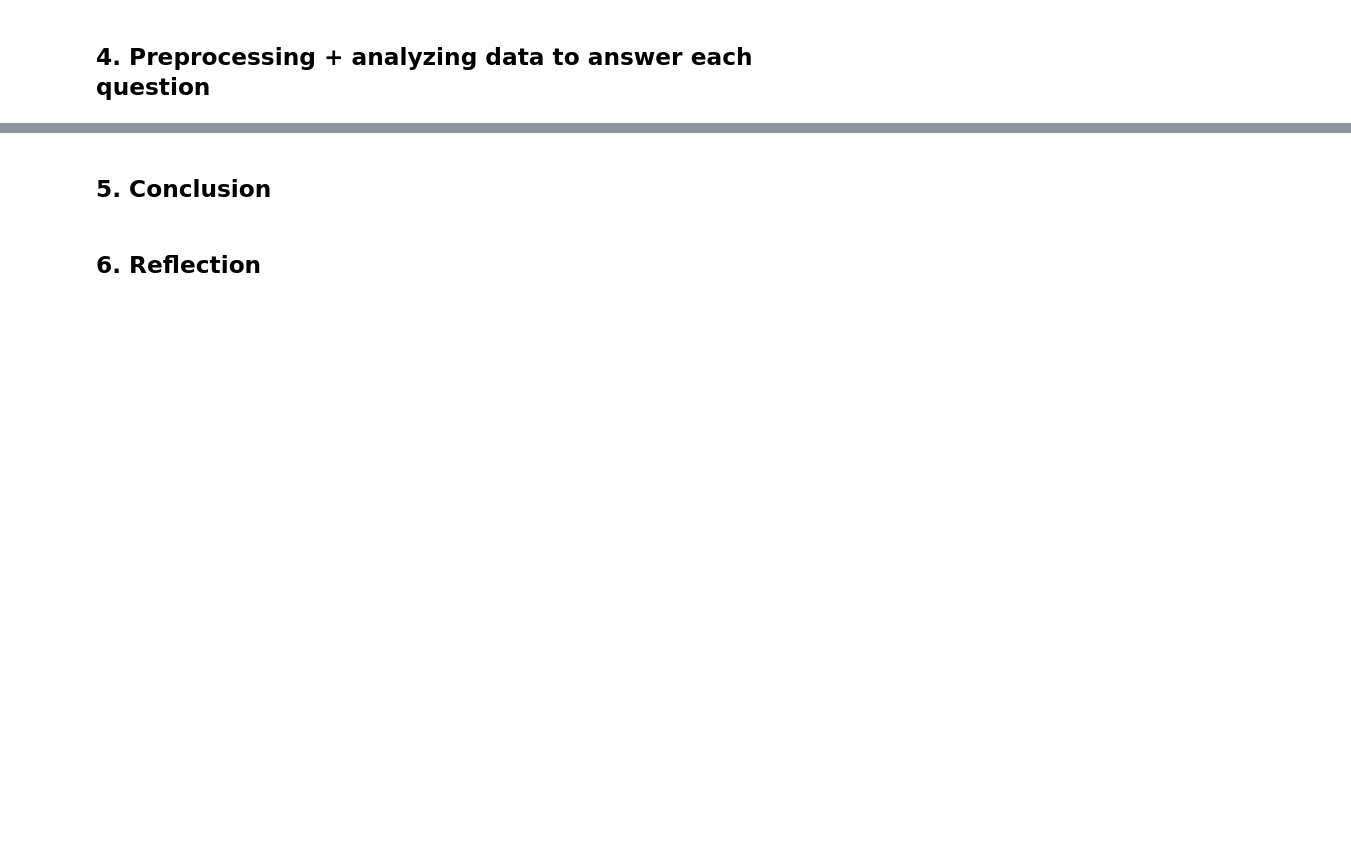
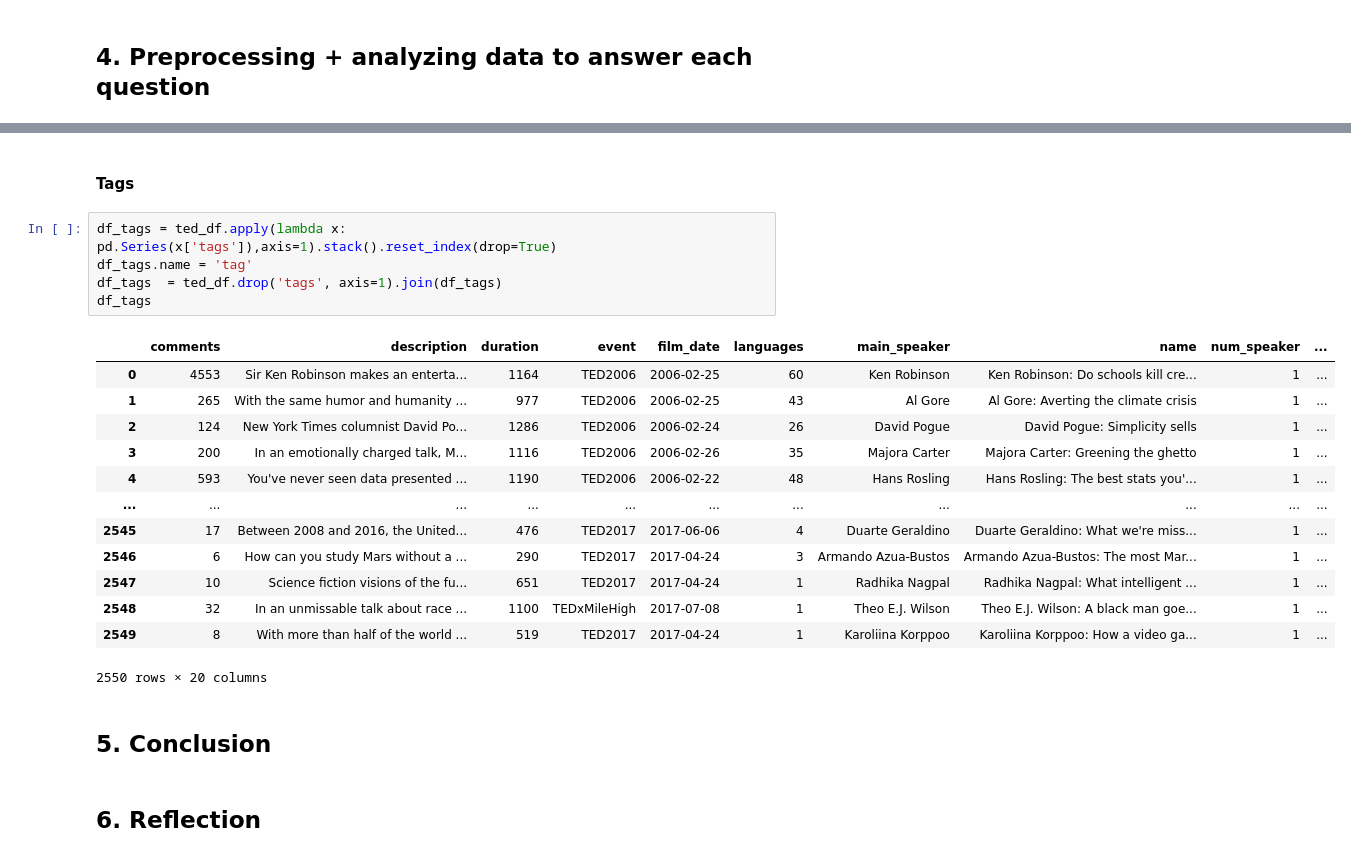
Before and after one commit to devlmhieu7521/LTKHDL_Final, a Jupyter notebook: project_final.ipynb, the cells around one changed output, grey strips where cells are left out. Saved outputs shown, nothing was run; the diff lists cells and outputs as text; blank space fills up the shorter version.

```diff
--- a/project_final.ipynb
+++ b/project_final.ipynb
@@ -158,3 +251,24 @@ ted_df['ratings'][0]
+# %% [markdown]
+#### Tags
+# %%
+df_tags = ted_df.apply(lambda x: pd.Series(x['tags']),axis=1).stack().reset_index(drop=True)
+df_tags.name = 'tag'
+df_tags  = ted_df.drop('tags', axis=1).join(df_tags)
+df_tags
+# %% [output]
+|  | comments | description | duration | event | film_date | languages | main_speaker | name | num_speaker | ... |
+| 0 | 4553 | Sir Ken Robinson makes an enterta... | 1164 | TED2006 | 2006-02-25 | 60 | Ken Robinson | Ken Robinson: Do schools kill cre... | 1 | ... |
+| 1 | 265 | With the same humor and humanity ... | 977 | TED2006 | 2006-02-25 | 43 | Al Gore | Al Gore: Averting the climate crisis | 1 | ... |
+| 2 | 124 | New York Times columnist David Po... | 1286 | TED2006 | 2006-02-24 | 26 | David Pogue | David Pogue: Simplicity sells | 1 | ... |
+| 3 | 200 | In an emotionally charged talk, M... | 1116 | TED2006 | 2006-02-26 | 35 | Majora Carter | Majora Carter: Greening the ghetto | 1 | ... |
+| 4 | 593 | You've never seen data presented ... | 1190 | TED2006 | 2006-02-22 | 48 | Hans Rosling | Hans Rosling: The best stats you'... | 1 | ... |
+| ... | ... | ... | ... | ... | ... | ... | ... | ... | ... | ... |
+| 2545 | 17 | Between 2008 and 2016, the United... | 476 | TED2017 | 2017-06-06 | 4 | Duarte Geraldino | Duarte Geraldino: What we're miss... | 1 | ... |
+| 2546 | 6 | How can you study Mars without a ... | 290 | TED2017 | 2017-04-24 | 3 | Armando Azua-Bustos | Armando Azua-Bustos: The most Mar... | 1 | ... |
+| 2547 | 10 | Science fiction visions of the fu... | 651 | TED2017 | 2017-04-24 | 1 | Radhika Nagpal | Radhika Nagpal: What intelligent ... | 1 | ... |
+| 2548 | 32 | In an unmissable talk about race ... | 1100 | TEDxMileHigh | 2017-07-08 | 1 | Theo E.J. Wilson | Theo E.J. Wilson: A black man goe... | 1 | ... |
+| 2549 | 8 | With more than half of the world ... | 519 | TED2017 | 2017-04-24 | 1 | Karoliina Korppoo | Karoliina Korppoo: How a video ga... | 1 | ... |
+2550 rows × 20 columns
 # %% [markdown]
 ## 5. Conclusion
 # %% [markdown]
```
Also changed, not shown: parts of 24 cells of this notebook.
